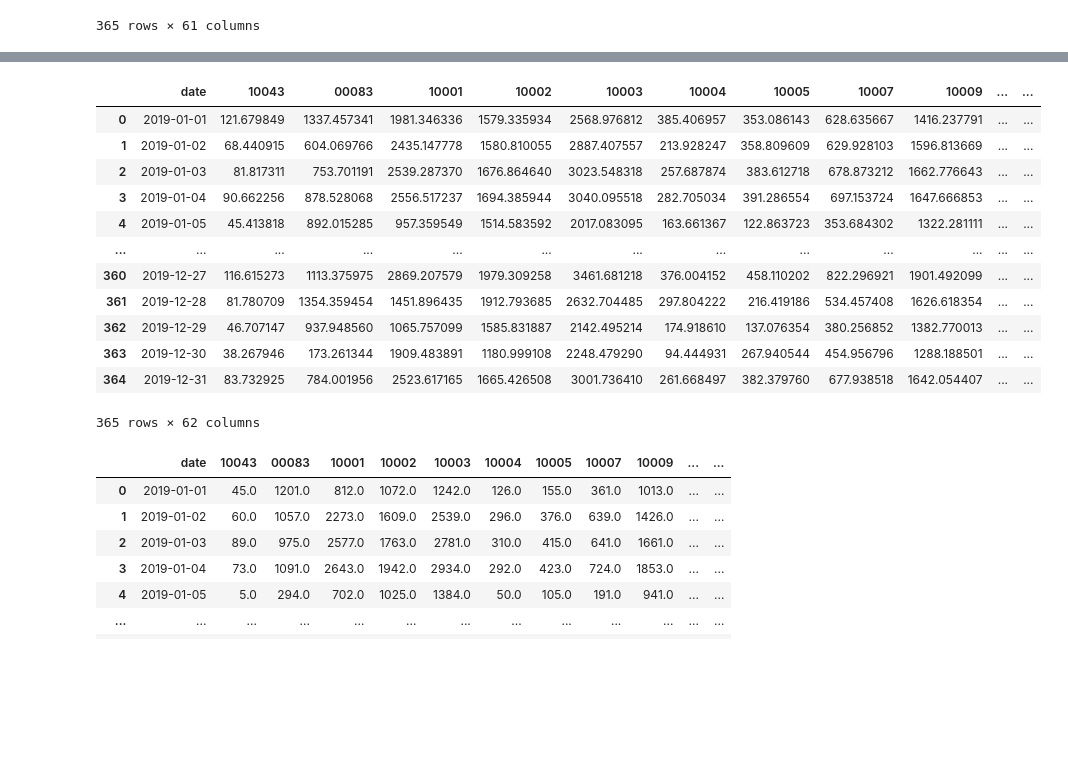
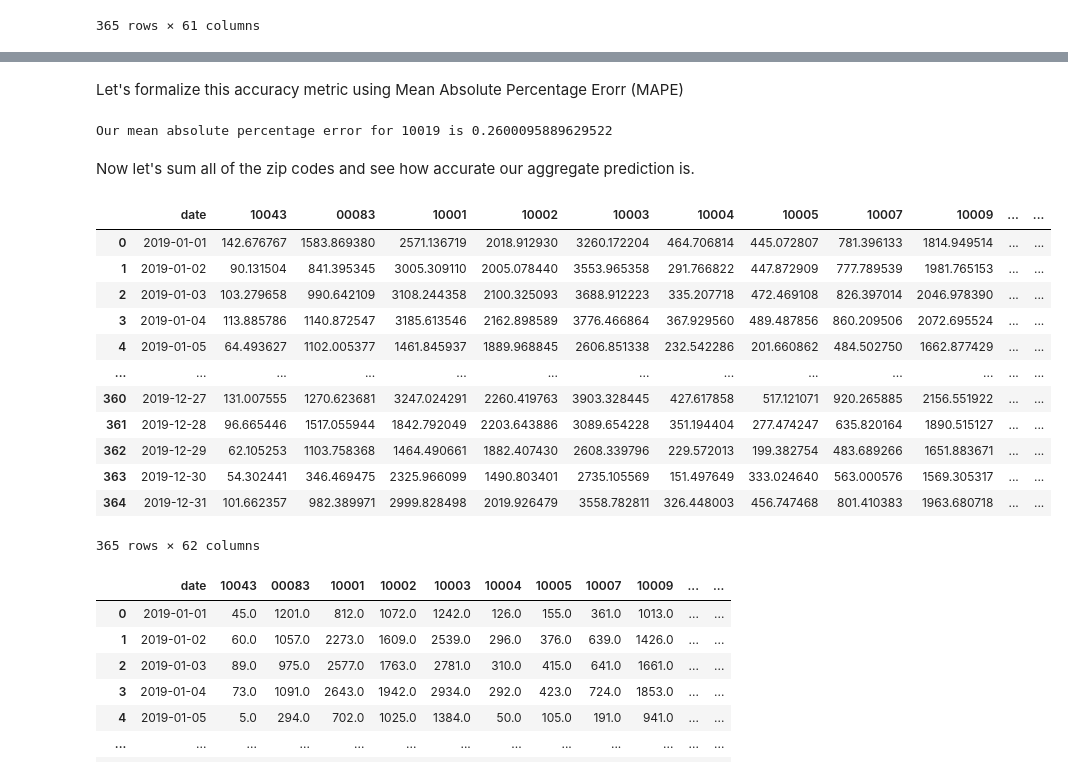
Before and after one commit to bnei/NYCBikes, a Jupyter notebook: citibike_final.ipynb, the cells around one changed output, grey strips where cells are left out. Cells and saved outputs as stored; diff of their text form; code cells hidden in the pictures; blank space fills up the shorter version.

```diff
--- a/citibike_final.ipynb
+++ b/citibike_final.ipynb
@@ -322,0 +311,28 @@ dateInfoDF
+# %%
+subInfoDF = pd.DataFrame({'date': daterange})
+subInfoDF["subscribers"] = 0
+subInfoDF.loc[(subInfoDF['date'] >= '2018-01-01') & (subInfoDF['date'] <= '2018-01-31'), 'subscribers'] = 137003
+subInfoDF.loc[(subInfoDF['date'] >= '2018-02-01') & (subInfoDF['date'] <= '2018-02-28'), 'subscribers'] = 138109
+subInfoDF.loc[(subInfoDF['date'] >= '2018-03-01') & (subInfoDF['date'] <= '2018-03-31'), 'subscribers'] = 138109
+subInfoDF.loc[(subInfoDF['date'] >= '2018-04-01') & (subInfoDF['date'] <= '2018-04-30'), 'subscribers'] = 140462
+subInfoDF.loc[(subInfoDF['date'] >= '2018-05-01') & (subInfoDF['date'] <= '2018-05-31'), 'subscribers'] = 144590
+subInfoDF.loc[(subInfoDF['date'] >= '2018-06-01') & (subInfoDF['date'] <= '2018-06-30'), 'subscribers'] = 146533
+subInfoDF.loc[(subInfoDF['date'] >= '2018-07-01') & (subInfoDF['date'] <= '2018-07-31'), 'subscribers'] = 147040
+subInfoDF.loc[(subInfoDF['date'] >= '2018-08-01') & (subInfoDF['date'] <= '2018-08-31'), 'subscribers'] = 146567
+subInfoDF.loc[(subInfoDF['date'] >= '2018-09-01') & (subInfoDF['date'] <= '2018-09-30'), 'subscribers'] = 146437
+subInfoDF.loc[(subInfoDF['date'] >= '2018-10-01') & (subInfoDF['date'] <= '2018-10-31'), 'subscribers'] = 146760
+subInfoDF.loc[(subInfoDF['date'] >= '2018-11-01') & (subInfoDF['date'] <= '2018-11-30'), 'subscribers'] = 146760
+subInfoDF.loc[(subInfoDF['date'] >= '2018-12-01') & (subInfoDF['date'] <= '2018-12-31'), 'subscribers'] = 147090
+subInfoDF.loc[(subInfoDF['date'] >= '2019-01-01') & (subInfoDF['date'] <= '2019-01-31'), 'subscribers'] = 151534
+subInfoDF.loc[(subInfoDF['date'] >= '2019-02-01') & (subInfoDF['date'] <= '2019-02-28'), 'subscribers'] = 148447
+subInfoDF.loc[(subInfoDF['date'] >= '2019-03-01') & (subInfoDF['date'] <= '2019-03-31'), 'subscribers'] = 150929
+subInfoDF.loc[(subInfoDF['date'] >= '2019-04-01') & (subInfoDF['date'] <= '2019-04-30'), 'subscribers'] = 152482
+subInfoDF.loc[(subInfoDF['date'] >= '2019-05-01') & (subInfoDF['date'] <= '2019-05-31'), 'subscribers'] = 152309
+subInfoDF.loc[(subInfoDF['date'] >= '2019-06-01') & (subInfoDF['date'] <= '2019-06-30'), 'subscribers'] = 152314
+subInfoDF.loc[(subInfoDF['date'] >= '2019-07-01') & (subInfoDF['date'] <= '2019-07-31'), 'subscribers'] = 153346
+subInfoDF.loc[(subInfoDF['date'] >= '2019-08-01') & (subInfoDF['date'] <= '2019-08-31'), 'subscribers'] = 153726
+subInfoDF.loc[(subInfoDF['date'] >= '2019-09-01') & (subInfoDF['date'] <= '2019-09-30'), 'subscribers'] = 153536
+subInfoDF.loc[(subInfoDF['date'] >= '2019-10-01') & (subInfoDF['date'] <= '2019-10-31'), 'subscribers'] = 152465
+subInfoDF.loc[(subInfoDF['date'] >= '2019-11-01') & (subInfoDF['date'] <= '2019-11-30'), 'subscribers'] = 152465
+subInfoDF.loc[(subInfoDF['date'] >= '2019-12-01') & (subInfoDF['date'] <= '2019-12-31'), 'subscribers'] = 149740
+subInfoDF
@@ -323,6 +355,7 @@ dateInfoDF
 # %%
 features = weather
 features = pd.merge(features, dateInfoDF)
+features = pd.merge(features, subInfoDF)
 
 startFreqs = startFreqs.dropna(axis=1)
 startFreqs = startFreqs.drop(columns=['11207', '11237', '11385'])
@@ -411,5 +472,5 @@ The support vector regressor's RMSE is -292.54143951980825
 # %%
-ridgeFinalModel = linear_model.Lasso()
-ridgeFinalModel.fit(X_train, y_train)
+lassoFinalModel = linear_model.Lasso()
+lassoFinalModel.fit(X_train, y_train)
 # %% [output]
 Lasso()
@@ -416,5 +479,5 @@ Lasso()
 # %%
-y_pred = ridgeFinalModel.predict(X_test)
+y_pred = lassoFinalModel.predict(X_test)
 predictionDF = pd.DataFrame(y_pred)
 predictionDF.columns = y_test.columns
 predictionDF.insert(loc=0, column='date', value=daterange2019)
@@ -485,22 +554,31 @@ ax = plot1.plot.line(x='date', y = ['Actual Usage', 'Predicted Usage'], figsize=
+# %% [markdown]
+Let's formalize this accuracy metric using Mean Absolute Percentage Erorr (MAPE)
+# %%
+mape = sk.metrics.mean_absolute_percentage_error(sample_y['Actual Usage'], sample_pred['Predicted Usage'])
+print("Our mean absolute percentage error for 10019 is", mape)
+# %% [output]
+Our mean absolute percentage error for 10019 is 0.2600095889629522
+# %% [markdown]
+Now let's sum all of the zip codes and see how accurate our aggregate prediction is.
 # %%
 #Now let's do the same thing, but for all stations in aggregate
-pred_scaled_sum = predictionDF.drop(columns=['date'])
-pred_scaled_sum['sum'] = pred_scaled_sum.sum(axis=1, numeric_only=True)
-pred_scaled_sum.insert(loc=0, column='date', value=daterange2019)
-pred_scaled_sum
+predictionDF = predictionDF.drop(columns=['date'])
+predictionDF['sum'] = predictionDF.sum(axis=1, numeric_only=True)
+predictionDF.insert(loc=0, column='date', value=daterange2019)
+predictionDF
 # %% [output]
 |  | date | 10043 | 00083 | 10001 | 10002 | 10003 | 10004 | 10005 | 10007 | 10009 | ... | ... |
-| 0 | 2019-01-01 | 121.679849 | 1337.457341 | 1981.346336 | 1579.335934 | 2568.976812 | 385.406957 | 353.086143 | 628.635667 | 1416.237791 | ... | ... |
-| 1 | 2019-01-02 | 68.440915 | 604.069766 | 2435.147778 | 1580.810055 | 2887.407557 | 213.928247 | 358.809609 | 629.928103 | 1596.813669 | ... | ... |
-| 2 | 2019-01-03 | 81.817311 | 753.701191 | 2539.287370 | 1676.864640 | 3023.548318 | 257.687874 | 383.612718 | 678.873212 | 1662.776643 | ... | ... |
-| 3 | 2019-01-04 | 90.662256 | 878.528068 | 2556.517237 | 1694.385944 | 3040.095518 | 282.705034 | 391.286554 | 697.153724 | 1647.666853 | ... | ... |
-| 4 | 2019-01-05 | 45.413818 | 892.015285 | 957.359549 | 1514.583592 | 2017.083095 | 163.661367 | 122.863723 | 353.684302 | 1322.281111 | ... | ... |
+| 0 | 2019-01-01 | 142.676767 | 1583.869380 | 2571.136719 | 2018.912930 | 3260.172204 | 464.706814 | 445.072807 | 781.396133 | 1814.949514 | ... | ... |
+| 1 | 2019-01-02 | 90.131504 | 841.395345 | 3005.309110 | 2005.078440 | 3553.965358 | 291.766822 | 447.872909 | 777.789539 | 1981.765153 | ... | ... |
+| 2 | 2019-01-03 | 103.279658 | 990.642109 | 3108.244358 | 2100.325093 | 3688.912223 | 335.207718 | 472.469108 | 826.397014 | 2046.978390 | ... | ... |
+| 3 | 2019-01-04 | 113.885786 | 1140.872547 | 3185.613546 | 2162.898589 | 3776.466864 | 367.929560 | 489.487856 | 860.209506 | 2072.695524 | ... | ... |
+| 4 | 2019-01-05 | 64.493627 | 1102.005377 | 1461.845937 | 1889.968845 | 2606.851338 | 232.542286 | 201.660862 | 484.502750 | 1662.877429 | ... | ... |
 | ... | ... | ... | ... | ... | ... | ... | ... | ... | ... | ... | ... | ... |
-| 360 | 2019-12-27 | 116.615273 | 1113.375975 | 2869.207579 | 1979.309258 | 3461.681218 | 376.004152 | 458.110202 | 822.296921 | 1901.492099 | ... | ... |
-| 361 | 2019-12-28 | 81.780709 | 1354.359454 | 1451.896435 | 1912.793685 | 2632.704485 | 297.804222 | 216.419186 | 534.457408 | 1626.618354 | ... | ... |
-| 362 | 2019-12-29 | 46.707147 | 937.948560 | 1065.757099 | 1585.831887 | 2142.495214 | 174.918610 | 137.076354 | 380.256852 | 1382.770013 | ... | ... |
-| 363 | 2019-12-30 | 38.267946 | 173.261344 | 1909.483891 | 1180.999108 | 2248.479290 | 94.444931 | 267.940544 | 454.956796 | 1288.188501 | ... | ... |
-| 364 | 2019-12-31 | 83.732925 | 784.001956 | 2523.617165 | 1665.426508 | 3001.736410 | 261.668497 | 382.379760 | 677.938518 | 1642.054407 | ... | ... |
+| 360 | 2019-12-27 | 131.007555 | 1270.623681 | 3247.024291 | 2260.419763 | 3903.328445 | 427.617858 | 517.121071 | 920.265885 | 2156.551922 | ... | ... |
+| 361 | 2019-12-28 | 96.665446 | 1517.055944 | 1842.792049 | 2203.643886 | 3089.654228 | 351.194404 | 277.474247 | 635.820164 | 1890.515127 | ... | ... |
+| 362 | 2019-12-29 | 62.105253 | 1103.758368 | 1464.490661 | 1882.407430 | 2608.339796 | 229.572013 | 199.382754 | 483.689266 | 1651.883671 | ... | ... |
+| 363 | 2019-12-30 | 54.302441 | 346.469475 | 2325.966099 | 1490.803401 | 2735.105569 | 151.497649 | 333.024640 | 563.000576 | 1569.305317 | ... | ... |
+| 364 | 2019-12-31 | 101.662357 | 982.389971 | 2999.828498 | 2019.926479 | 3558.782811 | 326.448003 | 456.747468 | 801.410383 | 1963.680718 | ... | ... |
 365 rows × 62 columns
 # %%
 y_test_sum = y_test
```
Also changed, not shown: parts of 53 cells of this notebook.
